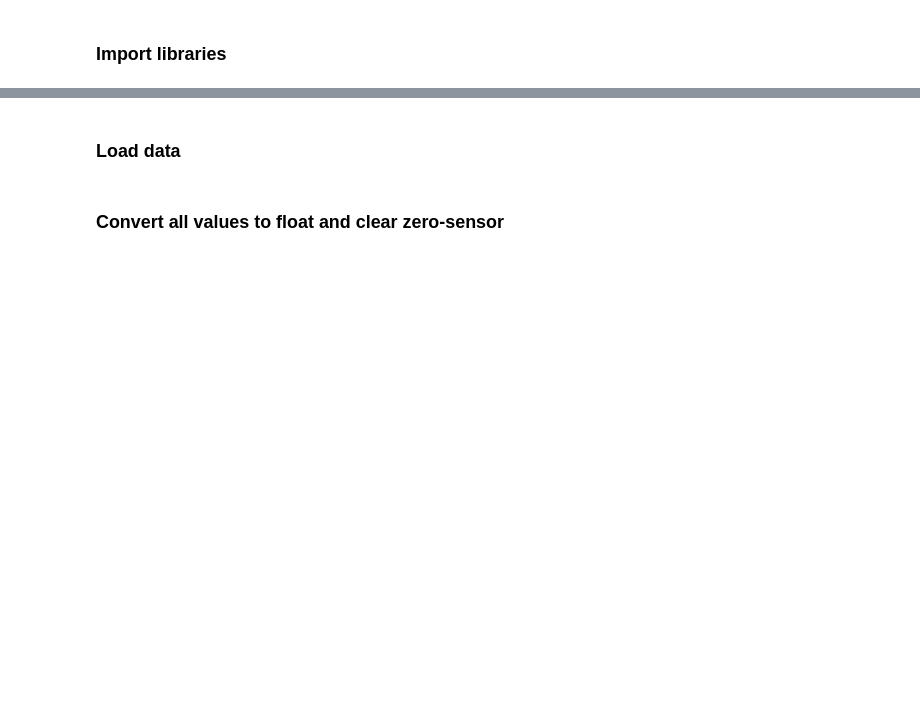
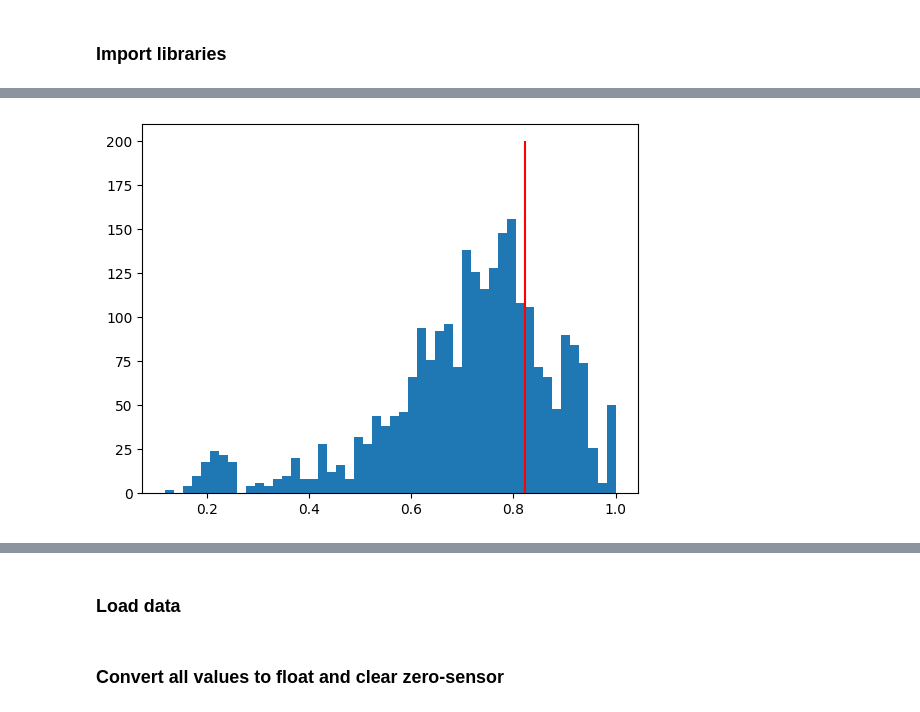
Before and after one commit to MatyaAydin/SemesterProject, a Jupyter notebook: src/eda.ipynb, the cells around one changed output, grey strips where cells are left out. Drawn from its saved outputs; the diff is of its cells as text; code cells hidden in the pictures; blank space fills up the shorter version.

```diff
--- a/src/eda.ipynb
+++ b/src/eda.ipynb
@@ -13 +13,5 @@ from sklearn.model_selection import train_test_split
 DATA_FOLDER = '../data/'
+# %%
+df = pd.read_csv(os.path.join(DATA_FOLDER, 'ewz_preprocessed.csv'))
+
+df.head()
@@ -13,0 +26,9 @@ DATA_FOLDER = '../data/'
+# %%
+corr = df.drop(columns=['Name'], inplace=False).corr().values
+# %%
+plt.hist(corr.flatten(), bins=50)
+quantile = np.quantile(np.abs(corr), 0.75)
+plt.vlines(x=quantile, ymin=0, ymax=200, color='red')
+plt.show()
+# %% [output]
+[figure, added]
```
Also changed, not shown: parts of 7 cells of this notebook, 26 other files.
